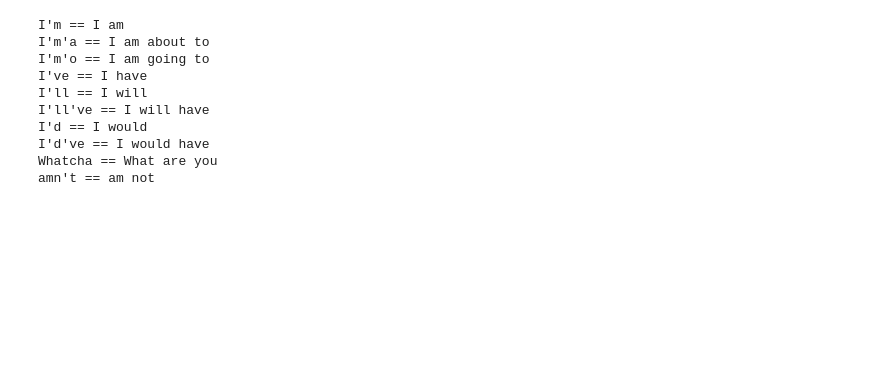
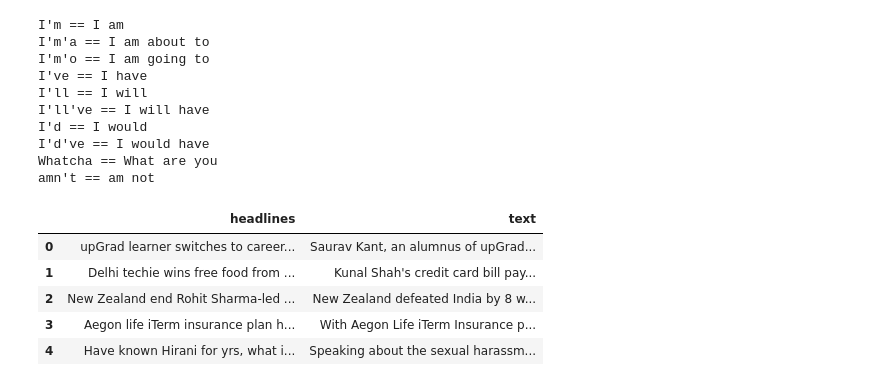
Before and after one commit to Piyush20-11/Abstractive-Text-Summarization, a Jupyter notebook: ats_proj.ipynb, the cells around one changed output. Saved outputs shown, nothing was run; the diff lists cells and outputs as text; code cells hidden in the pictures; blank space fills up the shorter version.

```diff
--- a/ats_proj.ipynb
+++ b/ats_proj.ipynb
@@ -50,3 +50,12 @@ with open("news_summary.csv", "r", encoding="latin-1") as f:
     reader = csv.reader(f)
     data = list(reader)
 df2 = pd.DataFrame(data[1:], columns=data[0])
+# %%
+df1.head(5)
+# %% [output]
+|  | headlines | text |
+| 0 | upGrad learner switches to career... | Saurav Kant, an alumnus of upGrad... |
+| 1 | Delhi techie wins free food from ... | Kunal Shah's credit card bill pay... |
+| 2 | New Zealand end Rohit Sharma-led ... | New Zealand defeated India by 8 w... |
+| 3 | Aegon life iTerm insurance plan h... | With Aegon Life iTerm Insurance p... |
+| 4 | Have known Hirani for yrs, what i... | Speaking about the sexual harassm... |
```
Also changed, not shown: parts of 10 cells of this notebook.
